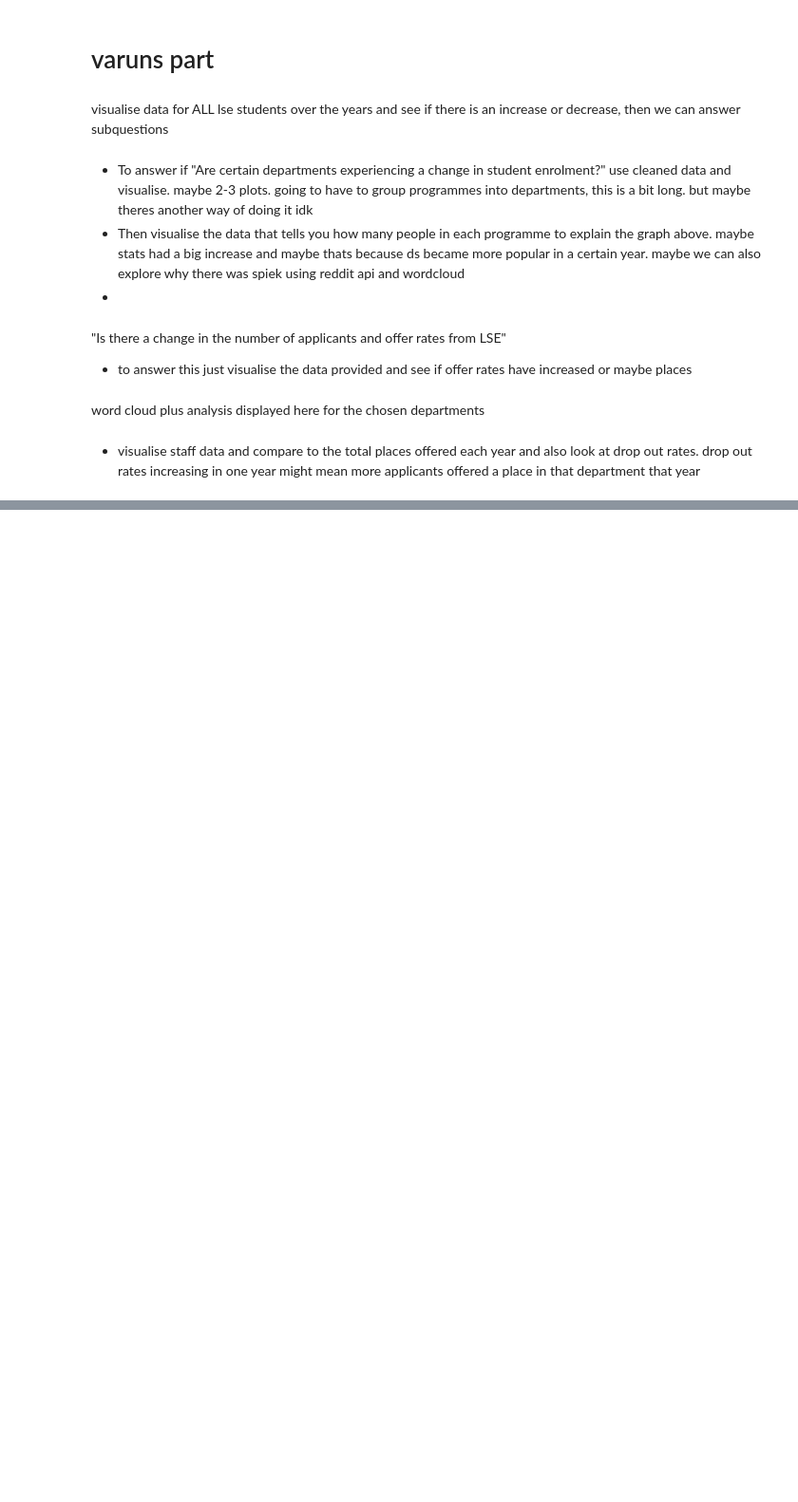
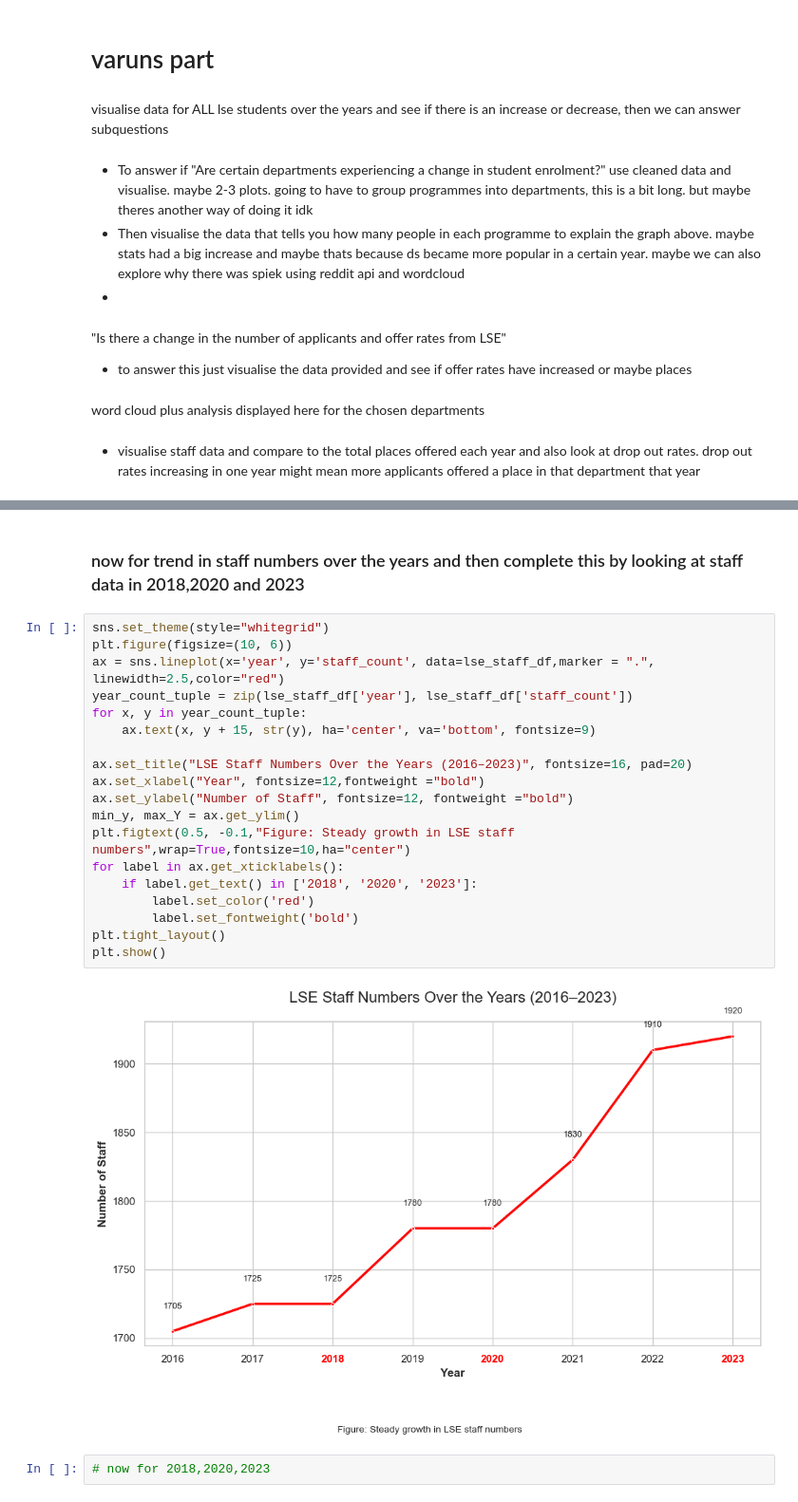
Before and after one commit to st115-smurf-account/st115-group-project, a Jupyter notebook: PDF.ipynb, the cells around one changed output, grey strips where cells are left out. Shown: that part at 95% size. Drawn from its saved outputs; the diff is of its cells as text; blank space fills up the shorter version.

```diff
--- a/PDF.ipynb
+++ b/PDF.ipynb
@@ -329,0 +441,25 @@ word cloud plus analysis displayed here for the chosen departments
+# %% [markdown]
+### now for trend in staff numbers over the years and then complete this by looking at staff data in 2018,2020 and 2023
+# %%
+sns.set_theme(style="whitegrid")
+plt.figure(figsize=(10, 6))
+ax = sns.lineplot(x='year', y='staff_count', data=lse_staff_df,marker = ".", linewidth=2.5,color="red")
+year_count_tuple = zip(lse_staff_df['year'], lse_staff_df['staff_count'])
+for x, y in year_count_tuple:
+    ax.text(x, y + 15, str(y), ha='center', va='bottom', fontsize=9)
+
+ax.set_title("LSE Staff Numbers Over the Years (2016–2023)", fontsize=16, pad=20)
+ax.set_xlabel("Year", fontsize=12,fontweight ="bold")
+ax.set_ylabel("Number of Staff", fontsize=12, fontweight ="bold")
+min_y, max_Y = ax.get_ylim()
+plt.figtext(0.5, -0.1,"Figure: Steady growth in LSE staff numbers",wrap=True,fontsize=10,ha="center")
+for label in ax.get_xticklabels():
+    if label.get_text() in ['2018', '2020', '2023']:
+        label.set_color('red')
+        label.set_fontweight('bold')
+plt.tight_layout()
+plt.show()
+# %% [output]
+[figure, added]
+# %%
+# now for 2018,2020,2023
```
Also changed, not shown: parts of 13 cells of this notebook.
